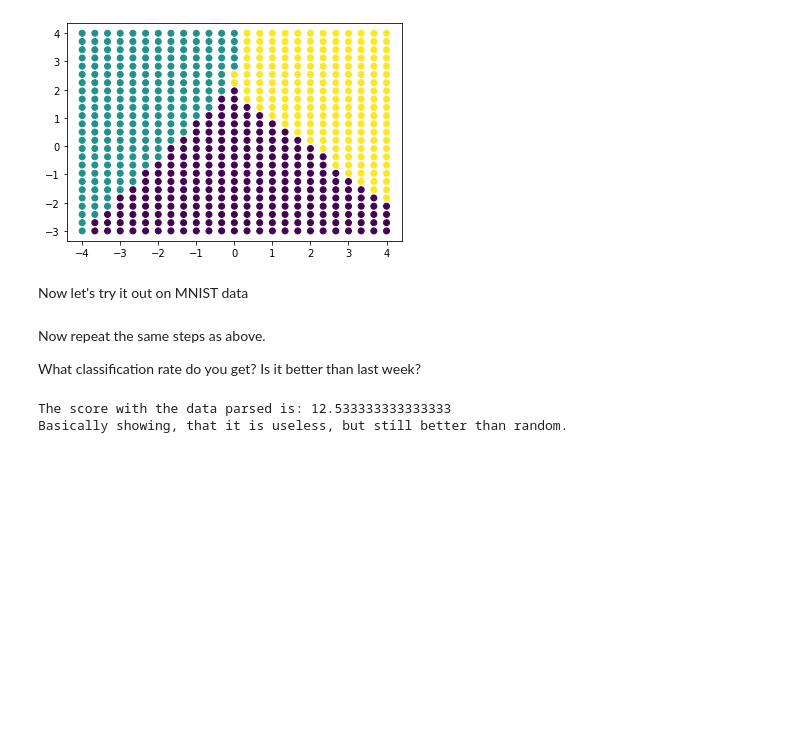
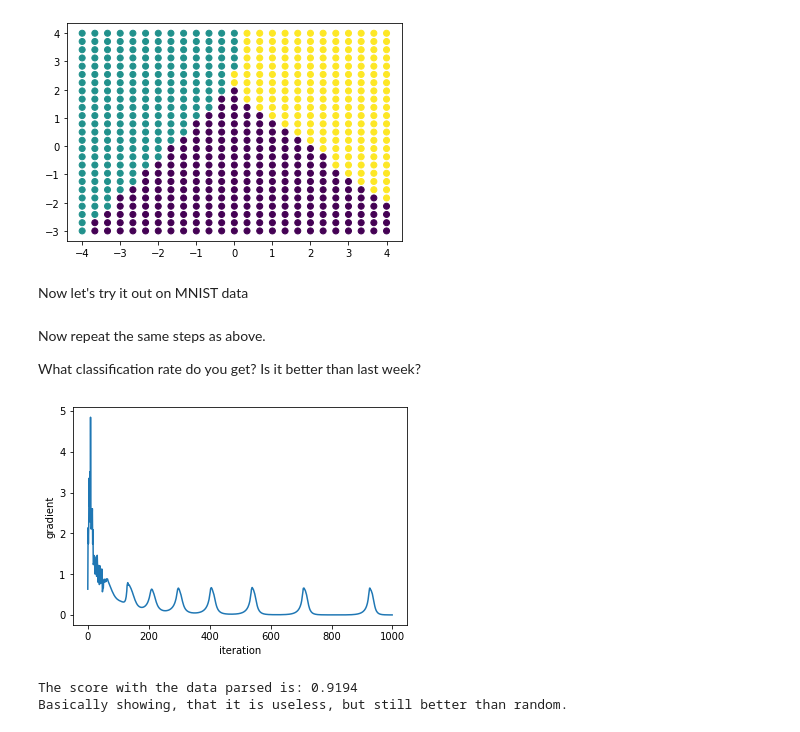
Before and after one commit to dscho15/deep-learning-course, a Jupyter notebook: Lecture2.ipynb, the cells around one changed output. Drawn from its saved outputs; the diff is of its cells as text; code cells hidden in the pictures; blank space fills up the shorter version.

```diff
--- a/Lecture2.ipynb
+++ b/Lecture2.ipynb
@@ -170,14 +170,11 @@ def softmax(x):
 def grad(X, Y, Y_hat):
     return X @ (Y - Y_hat).T
 # %%
-lr = 0.00002
-
-y_hat = softmax(w.T @ x)
-gradient = grad(x, y, y_hat)
+lr = 1/(2*300)
 
 grad_list = []
 
-while np.linalg.norm(gradient*lr, ord='fro') > 0.0001:
+for i in range(1000):
   y_hat = softmax(w.T @ x)
   gradient = grad(x, y, y_hat)
   w = w + lr*gradient
@@ -250,25 +247,28 @@ d_data += 1
 # Initialize parameters
 w = np.random.randn(d_data, 10) * 1e-2
 # %%
-lr = 1e-4
-batch = 1000
-
-y_hat = softmax(w.T @ x_train)
-gradient = grad(x_train, y_train, y_hat)
+batch = 60000
+lr = 1/(2*batch)
 
 grad_list = []
 
-while np.linalg.norm(gradient*lr, ord='fro') > 0.0001:
-  pick = np.random.choice(y_train.shape[0], batch)
-  y_hat = softmax(w.T @ x_train[:, pick])
-  gradient = grad(x_train[:, pick], y_train[:, pick], y_hat)
-  w = w + lr*gradient
-  grad_list.append(np.linalg.norm(gradient*lr, ord='fro'))
+for i in range(1000):
+    y_hat = softmax(w.T @ x_train);
+    gradient = grad(x_train, y_train, y_hat);
+    w = w + lr*gradient;
+    grad_list.append(np.linalg.norm(gradient*lr, ord='fro'));
+# %%
+plt.figure(2)
+plt.plot(np.array(grad_list))
+plt.xlabel('iteration')
+plt.ylabel('gradient')
+plt.show()
+# %% [output]
+[figure, added]
 # %%
 y_hat = softmax(w.T @ x_test)
-score = np.sum(np.argmax(y_hat, axis = 0) == np.argmax(y_test, axis = 0))/Y.shape[1]
+score = np.sum(np.argmax(y_hat, axis = 0) == np.argmax(y_test, axis = 0))/y_test.shape[1]
 print("The score with the data parsed is: %s"%(score))
-print("Basically showing, that it is useless, but still better than random.")
 # %% [output]
-The score with the data parsed is: 12.533333333333333
+The score with the data parsed is: 0.9194
 Basically showing, that it is useless, but still better than random.
```
Also changed, not shown: parts of 5 cells of this notebook, 1 other file.
